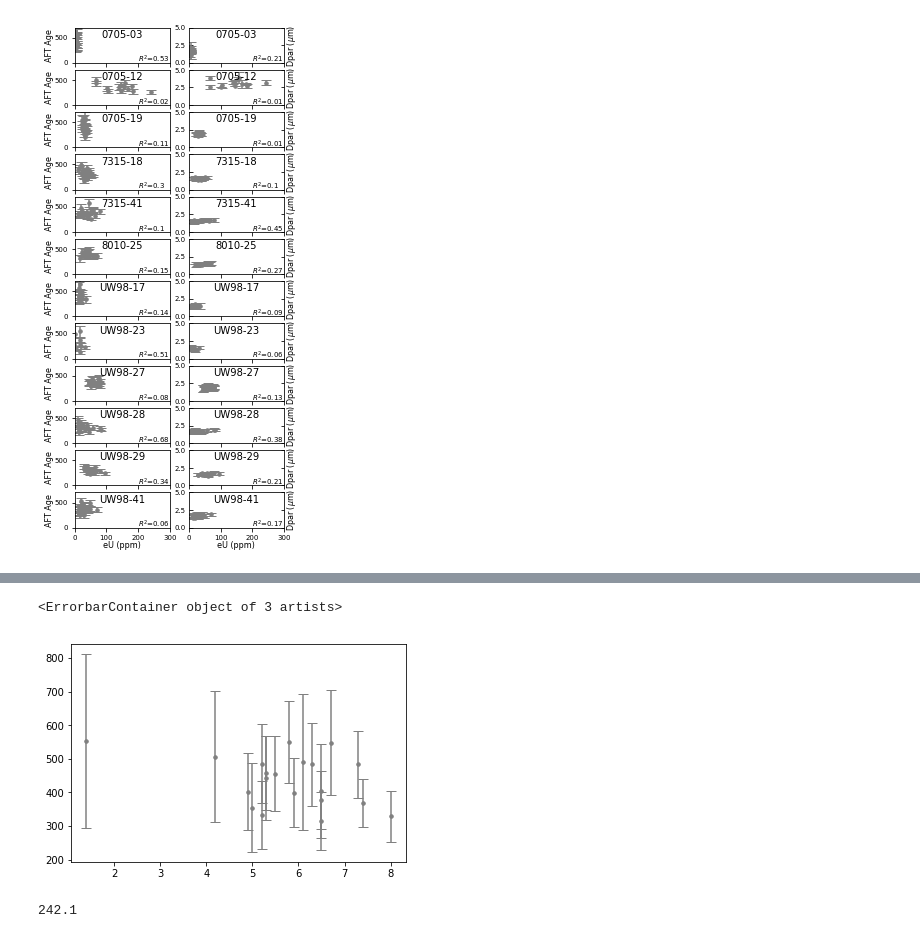
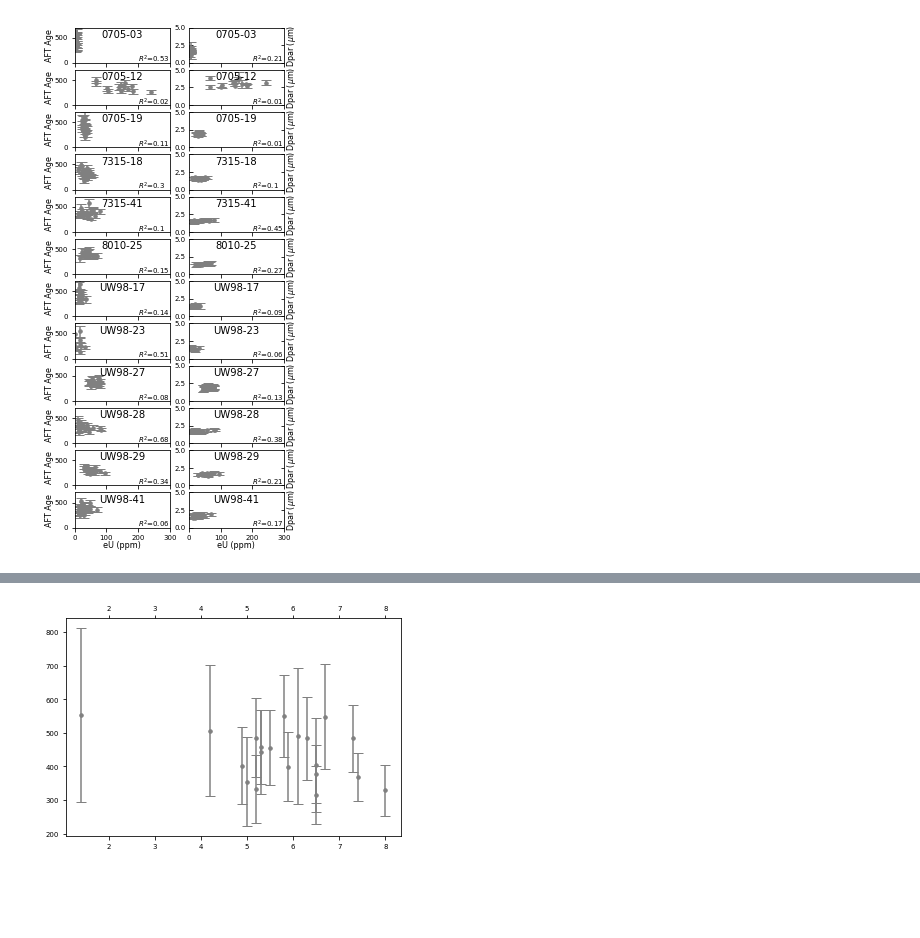
Before and after one commit to saraemp/10.1029-2019TC005988, a Jupyter notebook: AFT_age_&MTL&Dpar_vs_eU.ipynb, the cells around one changed output, grey strips where cells are left out. Drawn from its saved outputs; the diff is of its cells as text; code cells hidden in the pictures; blank space fills up the shorter version.

```diff
--- a/AFT_age_&MTL&Dpar_vs_eU.ipynb
+++ b/AFT_age_&MTL&Dpar_vs_eU.ipynb
@@ -273,16 +326,9 @@ fig.savefig("AFT_age&Dpar_vs_eU_intrasample_datarep_wo_0705_12.pdf", dpi=300, bb
 # %%
-#Checking individual samples in separate plots
+##### Checking individual samples in separate plots
 i=0
 plt.errorbar(data_tables1.eU_ppm[data_tables1.SampleID==samples_wo_0705_12[i]], data_tables1.Age_Ma[data_tables1.SampleID==samples_wo_0705_12[i]], yerr=data_tables1.Age_Ma_1s[data_tables1.SampleID==samples_wo_0705_12[i]], fmt='o', capsize=5, c='grey', ms=3.5)
 # plt.xlim(0,100)
 # plt.ylim(0,700)
+plt.tick_params(axis='both', which='major', labelsize=7, labeltop=True, top=True)
 # %% [output]
-<ErrorbarContainer object of 3 artists>
-[figure, old version]
+[figure, new version]
-# %%
-#Checking the range of eU
-np.mean(data_tables1.eU_ppm)
-np.min(data_tables1.eU_ppm)
-np.max(data_tables1.eU_ppm)
-# %% [output]
-242.1
```
Also changed, not shown: parts of 2 cells of this notebook.
